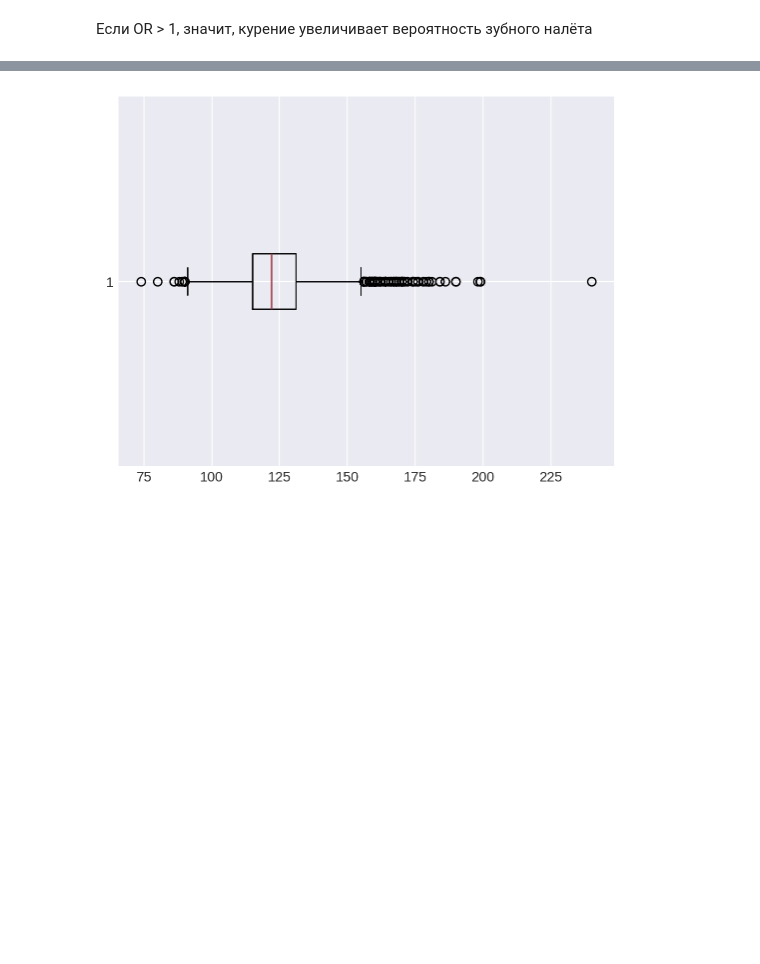
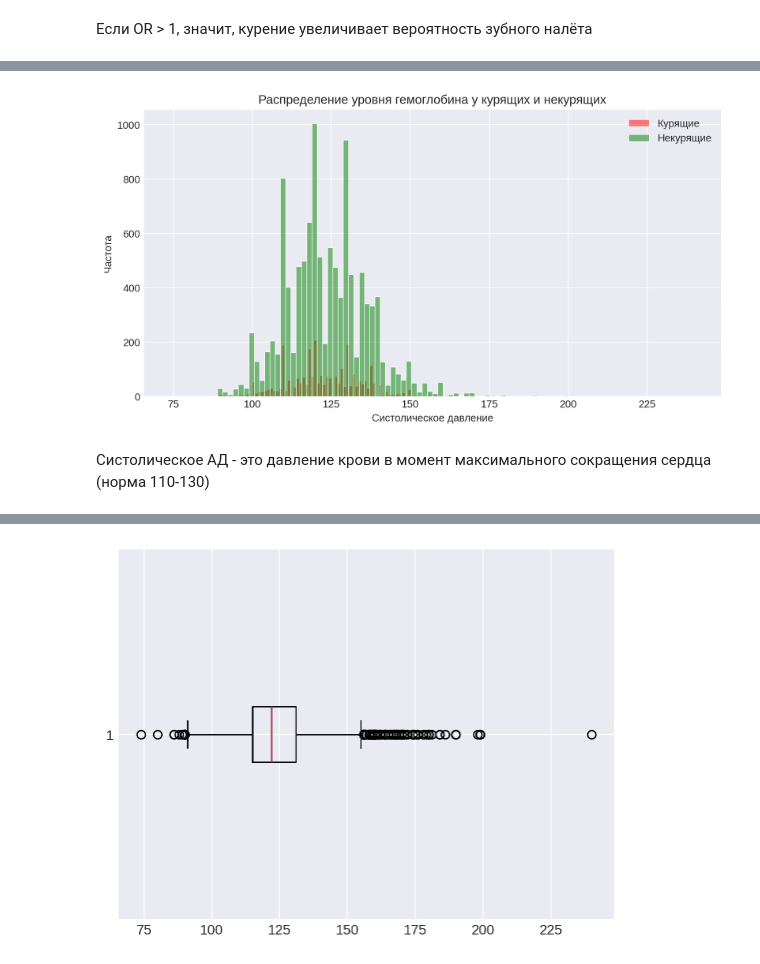
Before and after one commit to vulcan4ik/ds-smokers-research, a Jupyter notebook: ipynb/smokers-eda-catboost.ipynb, the cells around one changed output, grey strips where cells are left out. Saved outputs shown, nothing was run; the diff lists cells and outputs as text; code cells hidden in the pictures; blank space fills up the shorter version.

```diff
--- a/ipynb/smokers-eda-catboost.ipynb
+++ b/ipynb/smokers-eda-catboost.ipynb
@@ -1148,0 +1163,28 @@ print(f"Отношение шансов (OR): {odds_ratio:.2f}")
+# %%
+plt.figure(figsize=(10, 5))
+sns.histplot(
+    df_smokers["systolic"],
+    bins=100,
+    kde=False,
+    color="red",
+    alpha=0.5,
+    label="Курящие",
+)
+sns.histplot(
+    df_non_smokers["systolic"],
+    bins=100,
+    kde=False,
+    color="green",
+    alpha=0.5,
+    label="Некурящие",
+)
+plt.xlabel("Систолическое давление")
+plt.ylabel("Частота")
+plt.title("Распределение уровня гемоглобина у курящих и некурящих")
+plt.legend()
+plt.grid(True)
+plt.show()
+# %% [output]
+[figure, added]
+# %% [markdown]
+Систолическое АД - это давление крови в момент максимального сокращения сердца (норма 110-130)
```
Also changed, not shown: parts of 91 cells of this notebook.
